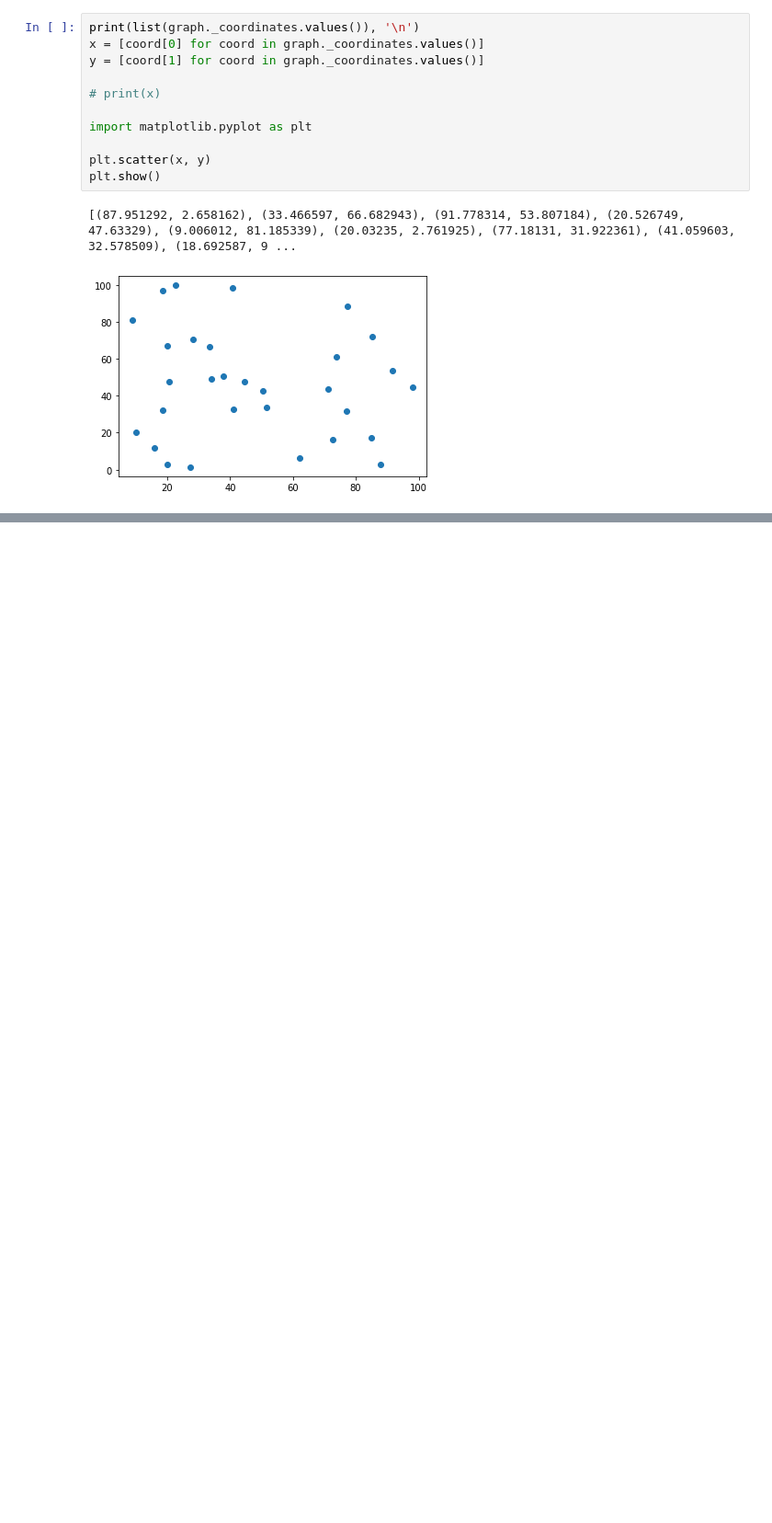
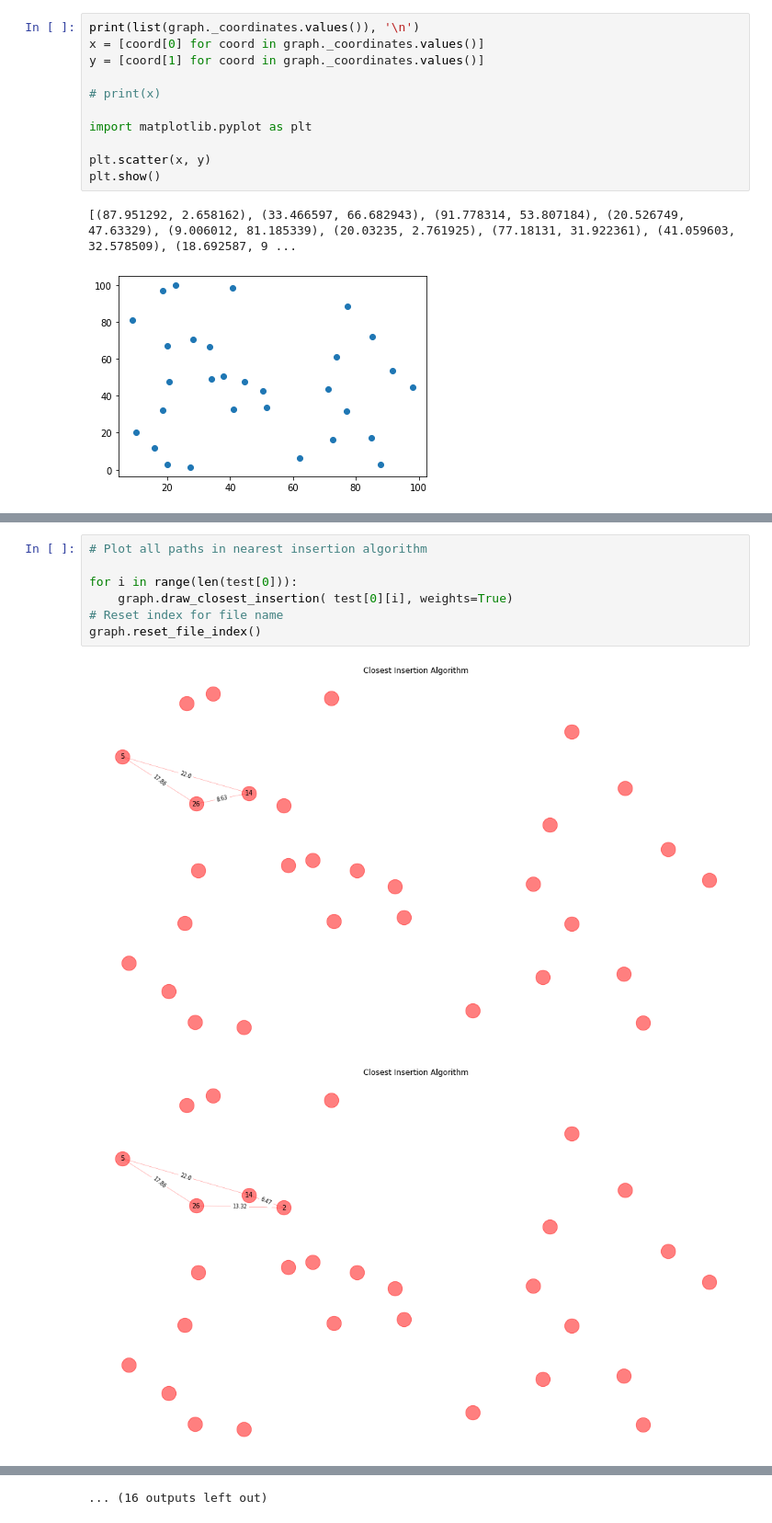
Before and after one commit to DSNortsev/Education, a Jupyter notebook: CSE545-Artificial_Intelligence/Project3/project3.ipynb, the cells around one changed output, grey strips where cells are left out. Shown at 92% size. Cells and saved outputs as stored; diff of their text form; blank space fills up the shorter version.

```diff
--- a/CSE545-Artificial_Intelligence/Project3/project3.ipynb
+++ b/CSE545-Artificial_Intelligence/Project3/project3.ipynb
@@ -260,0 +243,10 @@ for i in range(len(test[0])):
+# %%
+# Plot all paths in nearest insertion algorithm
+
+for i in range(len(test[0])):
+    graph.draw_closest_insertion( test[0][i], weights=True)
+# Reset index for file name
+graph.reset_file_index()
+# %% [output]
+[figure, added]
+[figure, added]
@@ -261 +263,2 @@ for i in range(len(test[0])):
+... (16 outputs left out)
 # %%
```
Also changed, not shown: parts of 7 cells of this notebook, 31 other files.
